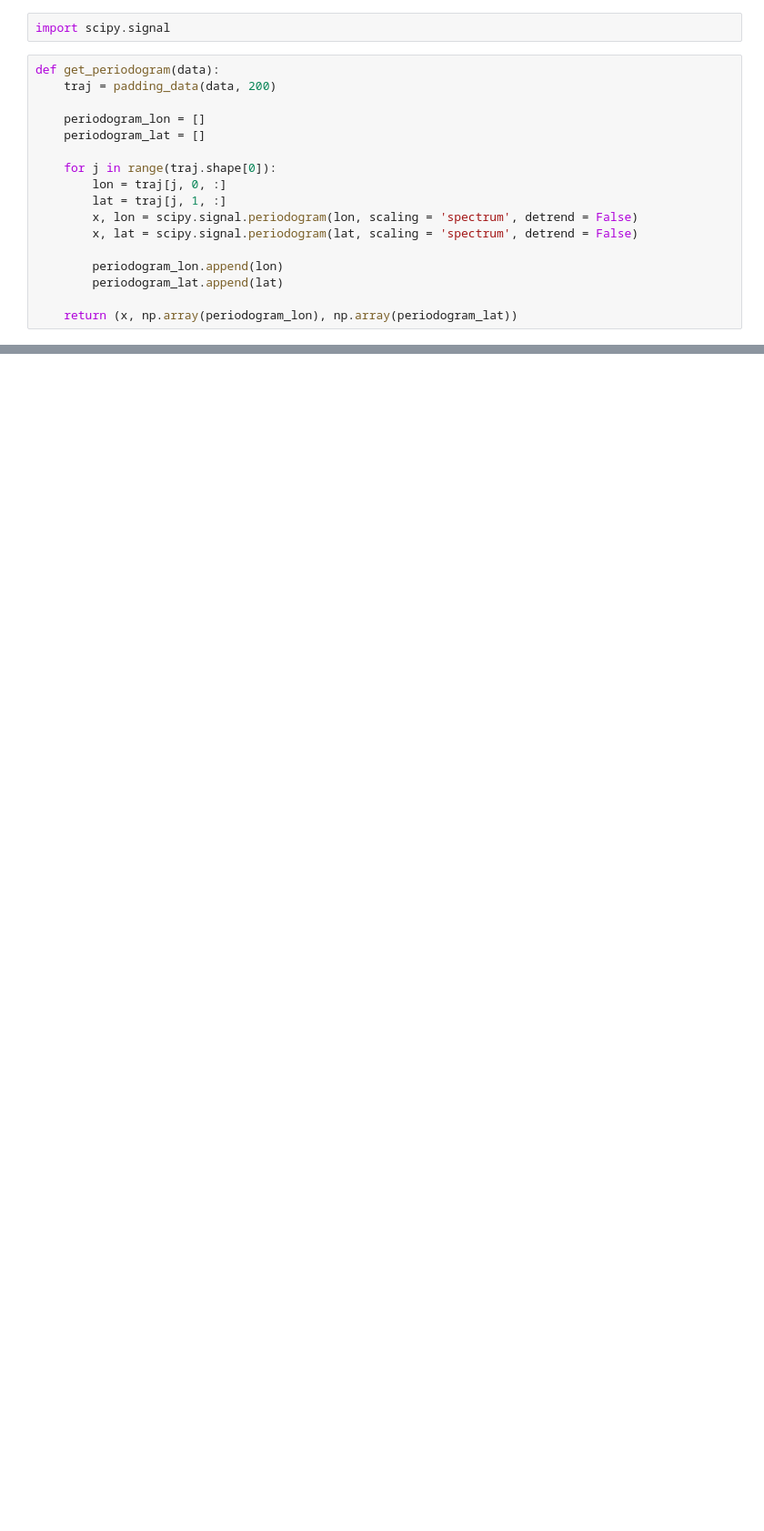
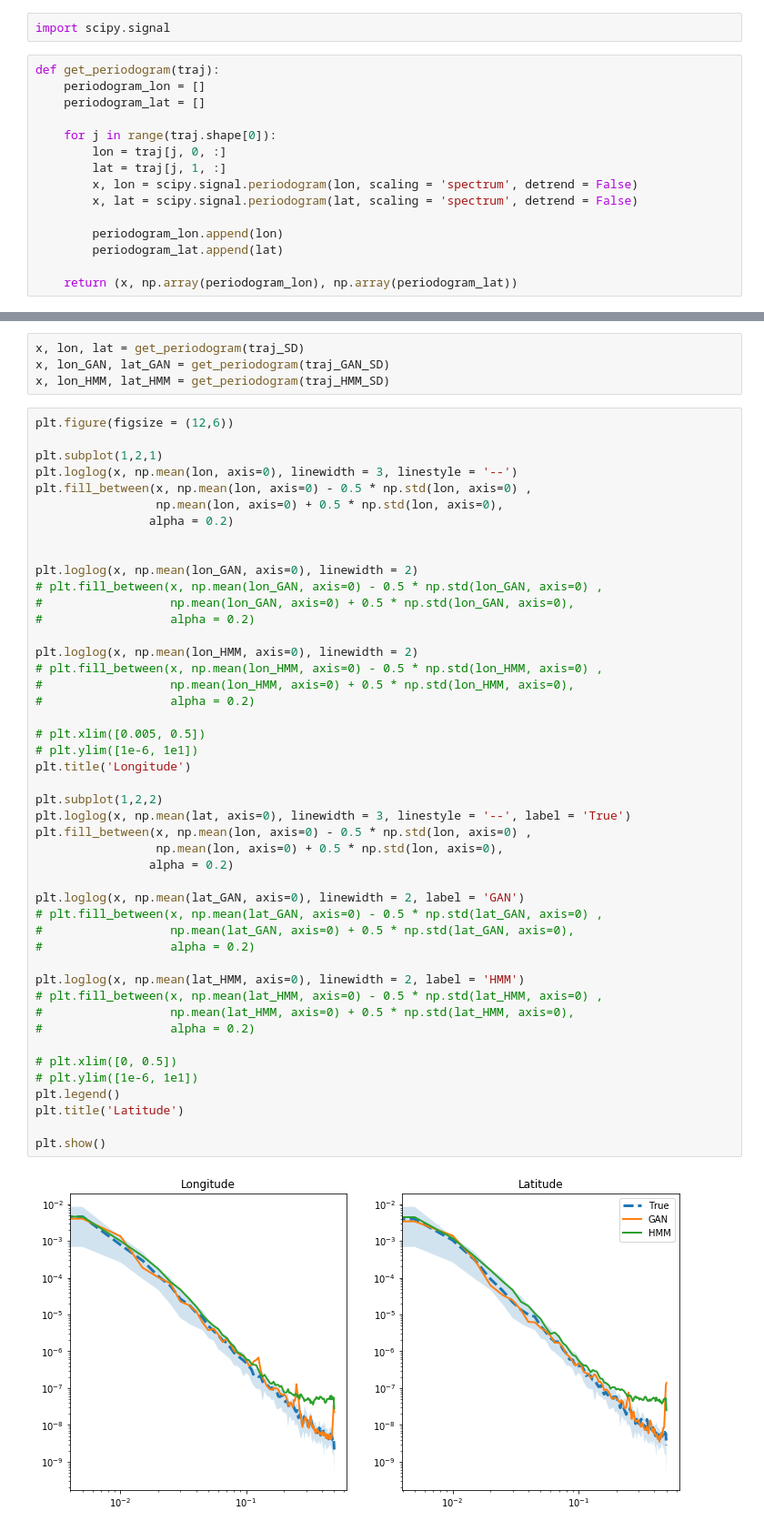
Before and after one commit to AmedeeRoy/BirdGAN, a Jupyter notebook: code/results.ipynb, the cells around one changed output, grey strips where cells are left out. Shown at 91% size. Saved outputs shown, nothing was run; the diff lists cells and outputs as text; blank space fills up the shorter version.

```diff
--- a/code/results.ipynb
+++ b/code/results.ipynb
@@ -659,9 +833,7 @@ simHMM_pad = padding_data(simHMM, 200)
 # %%
 import scipy.signal
 # %%
-def get_periodogram(data):
-    traj = padding_data(data, 200)
-
+def get_periodogram(traj):
     periodogram_lon = []
     periodogram_lat = []
 
@@ -774,0 +902,52 @@ plt.hist(get_mean_dist(simGAN))
+# %%
+x, lon, lat = get_periodogram(traj_SD)
+x, lon_GAN, lat_GAN = get_periodogram(traj_GAN_SD)
+x, lon_HMM, lat_HMM = get_periodogram(traj_HMM_SD)
+# %%
+plt.figure(figsize = (12,6))
+
+plt.subplot(1,2,1)
+plt.loglog(x, np.mean(lon, axis=0), linewidth = 3, linestyle = '--')
+plt.fill_between(x, np.mean(lon, axis=0) - 0.5 * np.std(lon, axis=0) ,
+                 np.mean(lon, axis=0) + 0.5 * np.std(lon, axis=0),
+                alpha = 0.2)
+
+
+plt.loglog(x, np.mean(lon_GAN, axis=0), linewidth = 2)
+# plt.fill_between(x, np.mean(lon_GAN, axis=0) - 0.5 * np.std(lon_GAN, axis=0) ,
+#                  np.mean(lon_GAN, axis=0) + 0.5 * np.std(lon_GAN, axis=0),
+#                  alpha = 0.2)
+
+plt.loglog(x, np.mean(lon_HMM, axis=0), linewidth = 2)
+# plt.fill_between(x, np.mean(lon_HMM, axis=0) - 0.5 * np.std(lon_HMM, axis=0) ,
+#                  np.mean(lon_HMM, axis=0) + 0.5 * np.std(lon_HMM, axis=0),
+#                  alpha = 0.2)
+
+# plt.xlim([0.005, 0.5])
+# plt.ylim([1e-6, 1e1])
+plt.title('Longitude')
+
+plt.subplot(1,2,2)
+plt.loglog(x, np.mean(lat, axis=0), linewidth = 3, linestyle = '--', label = 'True')
+plt.fill_between(x, np.mean(lon, axis=0) - 0.5 * np.std(lon, axis=0) ,
+                 np.mean(lon, axis=0) + 0.5 * np.std(lon, axis=0),
+                alpha = 0.2)
+
+plt.loglog(x, np.mean(lat_GAN, axis=0), linewidth = 2, label = 'GAN')
+# plt.fill_between(x, np.mean(lat_GAN, axis=0) - 0.5 * np.std(lat_GAN, axis=0) ,
+#                  np.mean(lat_GAN, axis=0) + 0.5 * np.std(lat_GAN, axis=0),
+#                  alpha = 0.2)
+
+plt.loglog(x, np.mean(lat_HMM, axis=0), linewidth = 2, label = 'HMM')
+# plt.fill_between(x, np.mean(lat_HMM, axis=0) - 0.5 * np.std(lat_HMM, axis=0) ,
+#                  np.mean(lat_HMM, axis=0) + 0.5 * np.std(lat_HMM, axis=0),
+#                  alpha = 0.2)
+
+# plt.xlim([0, 0.5])
+# plt.ylim([1e-6, 1e1])
+plt.legend()
+plt.title('Latitude')
+
+plt.show()
+# %% [output]
+[figure, added]
```
Also changed, not shown: parts of 32 cells of this notebook, 41 other files.
